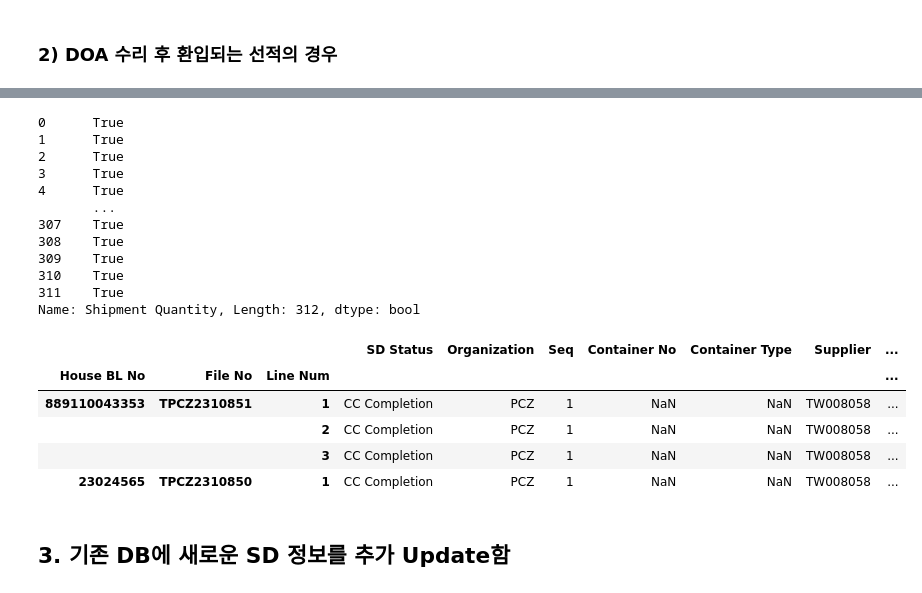
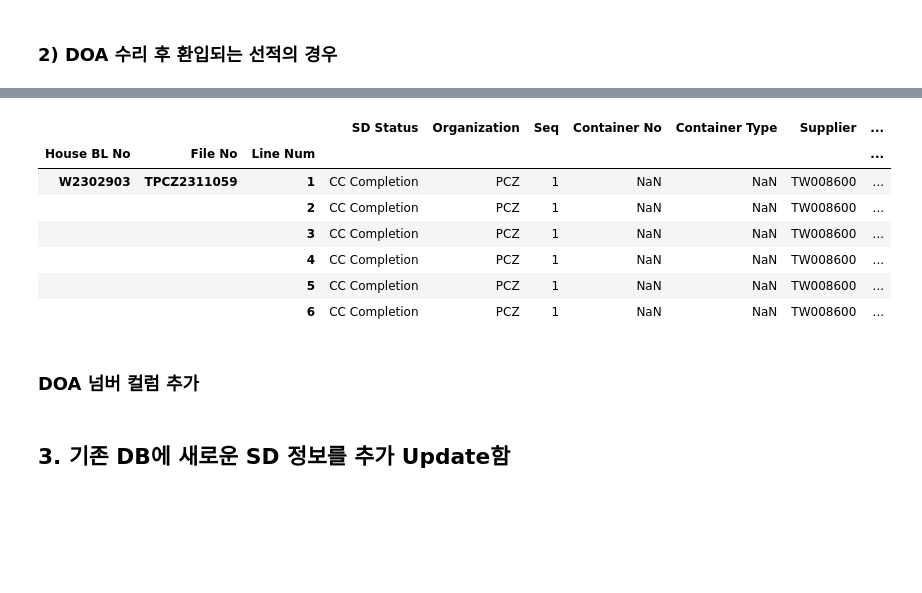
Before and after one commit to JONGMOKLEE76/AutoWork, a Jupyter notebook: [업데이트] SD정보 DB.ipynb, the cells around one changed output, grey strips where cells are left out. Saved outputs shown, nothing was run; the diff lists cells and outputs as text; code cells hidden in the pictures; blank space fills up the shorter version.

```diff
--- a/[업데이트] SD정보 DB.ipynb
+++ b/[업데이트] SD정보 DB.ipynb
@@ -15,4 +15,5 @@ with open('D:/Data/SD_raw_data.bin', 'wb') as f:
 # %% [markdown]
 ### 1) 정상 PO 선적의 경우
 # %%
-fn = get_filename()
+fn = 'D:/Downloads/' + [n for n in os.listdir('D:/Downloads/') if 'Excel_' in n][-1]
+fn
@@ -108,43 +44,32 @@ Name: Shipment Quantity, Length: 312, dtype: object
-# %%
-df_add['Shipment Quantity'].apply(lambda x:type(x)!=int)
-# %% [output]
-0      True
-1      True
-2      True
-3      True
-4      True
-       ...
-307    True
-308    True
-309    True
-310    True
-311    True
-Name: Shipment Quantity, Length: 312, dtype: bool
 # %%
-df_add = pd.read_csv(get_filename(), encoding='cp949', sep='\t') # SD inquiry 에서 다운받은 엑셀 불러옴
+df_add = pd.read_csv(fn, encoding='cp949', sep='\t') # SD inquiry 에서 다운받은 엑셀 불러옴
 
 # 데이터 타입 변경(Unit Price, Amount -> Float,날짜 데이터 -> datetime64)
 if df_add['Unit Price'].dtype == 'O':
     df_add['Unit Price'] = df_add['Unit Price'].str.replace(',','').astype(float)
 if df_add['Amount'].dtype == 'O':
     df_add['Amount'] = df_add['Amount'].str.replace(',','').astype(float)
 col_name = ['Shipment Date', 'ETA Date', 'CC Completion Date', 'Doc Received Date', 'SD Input Date', 'CO Issue Date']
 for name in col_name:
     df_add[name] = pd.to_datetime(df_add[name])
 df_add['Shipment Quantity'] = df_add['Shipment Quantity'].astype(int)
 df_add['House BL No'] = df_add['House BL No'].astype(str)
 df_add['Line Num'] = df_add['Line Num'].astype(int)
 df_add = df_add[df_add['Import Biz Type'] == 'NCV']
 df_add = df_add[df_add['Item No'].notnull()] # 모델명이 비어있지 않은 데이터 필터링
 # 모델명 정보로 해당하는 Supplier 코드를 산출하여 Supplier 컬럼에 덮어씀
 df_add['Supplier'] = df_add['Item No'].apply(lambda x:x.split('-')[0]).replace(srt_model).replace(vendor_find).replace(vendor_code_map)
 df_add = df_add[df_add['Supplier'].isin(list(vendor_code_map.values()))] # Supplier 코드가 Quanta, Pegatron 인 것만 뽑아냄
 df_add = df_add.set_index(['House BL No', 'File No', 'Line Num'])
 df_add
 # %% [output]
 |  |  |  | SD Status | Organization | Seq | Container No | Container Type | Supplier | ... |
 | House BL No | File No | Line Num |  |  |  |  |  |  | ... |
-| 889110043353 | TPCZ2310851 | 1 | CC Completion | PCZ | 1 | NaN | NaN | TW008058 | ... |
-|  |  | 2 | CC Completion | PCZ | 1 | NaN | NaN | TW008058 | ... |
-|  |  | 3 | CC Completion | PCZ | 1 | NaN | NaN | TW008058 | ... |
-| 23024565 | TPCZ2310850 | 1 | CC Completion | PCZ | 1 | NaN | NaN | TW008058 | ... |
+| W2302903 | TPCZ2311059 | 1 | CC Completion | PCZ | 1 | NaN | NaN | TW008600 | ... |
+|  |  | 2 | CC Completion | PCZ | 1 | NaN | NaN | TW008600 | ... |
+|  |  | 3 | CC Completion | PCZ | 1 | NaN | NaN | TW008600 | ... |
+|  |  | 4 | CC Completion | PCZ | 1 | NaN | NaN | TW008600 | ... |
+|  |  | 5 | CC Completion | PCZ | 1 | NaN | NaN | TW008600 | ... |
+|  |  | 6 | CC Completion | PCZ | 1 | NaN | NaN | TW008600 | ... |
+# %% [markdown]
+### DOA 넘버 컬럼 추가
```
Also changed, not shown: parts of 17 cells of this notebook, 12 other files.
